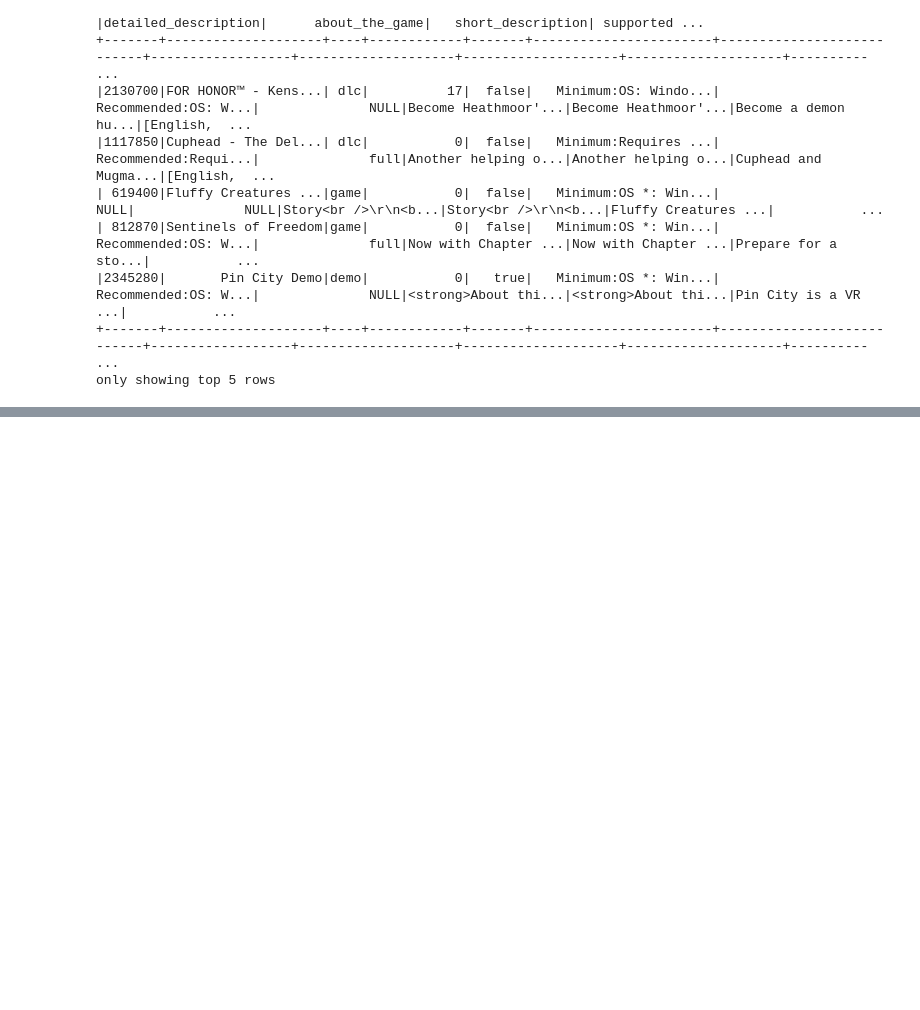
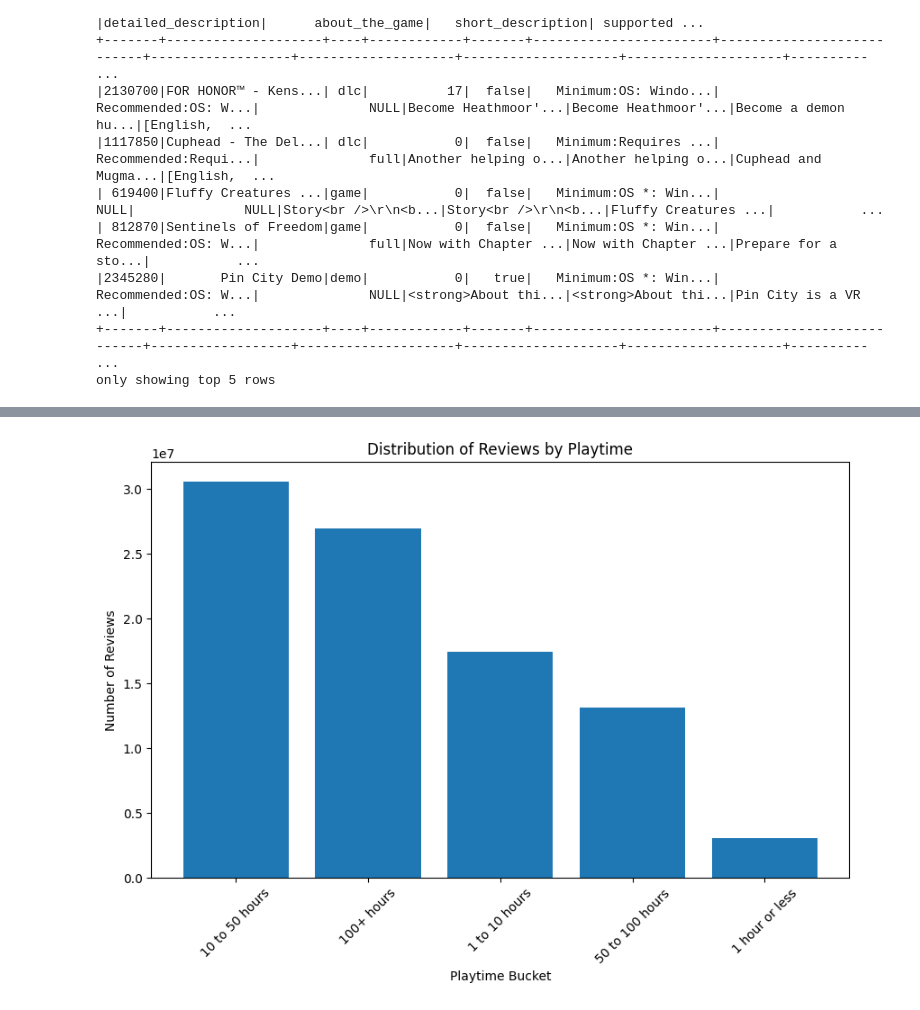
Before and after one commit to Sebinate/SteamEngineforExperiencePrediction, a Jupyter notebook: experiments/experiments.ipynb, the cells around one changed output, grey strips where cells are left out. Cells and saved outputs as stored; diff of their text form; code cells hidden in the pictures; blank space fills up the shorter version.

```diff
--- a/experiments/experiments.ipynb
+++ b/experiments/experiments.ipynb
@@ -300,0 +721,19 @@ only showing top 5 rows
+# %%
+# ============================================================
+# 15. OPTIONAL: PLAYTIME BUCKETS
+# ============================================================
+
+df_reviews_buckets = df_reviews.withColumn(
+    "playtime_bucket",
+    F.when(F.col("playtime_forever") == 0, "0 hours")
+    .when(F.col("playtime_forever") <= 60, "1 hour or less")
+    .when(F.col("playtime_forever") <= 600, "1 to 10 hours")
+    .when(F.col("playtime_forever") <= 3000, "10 to 50 hours")
+    .when(F.col("playtime_forever") <= 6000, "50 to 100 hours")
+    .otherwise("100+ hours")
+)
+
+df_reviews_buckets.groupBy("playtime_bucket") \
+    .count() \
+    .orderBy(F.desc("count")) \
+    .show(truncate=False)
@@ -300,0 +767,19 @@ only showing top 5 rows
+# %%
+# ============================================================
+# 17. VISUALIZE PLAYTIME BUCKETS
+# ============================================================
+
+playtime_bucket_pd = df_reviews_buckets.groupBy("playtime_bucket") \
+    .count() \
+    .orderBy(F.desc("count")) \
+    .toPandas()
+
+plt.figure(figsize=(10, 6))
+plt.bar(playtime_bucket_pd["playtime_bucket"], playtime_bucket_pd["count"])
+plt.xlabel("Playtime Bucket")
+plt.ylabel("Number of Reviews")
+plt.title("Distribution of Reviews by Playtime")
+plt.xticks(rotation=45)
+plt.show()
+# %% [output]
+[figure, added]
```
Also changed, not shown: parts of 20 cells of this notebook.
